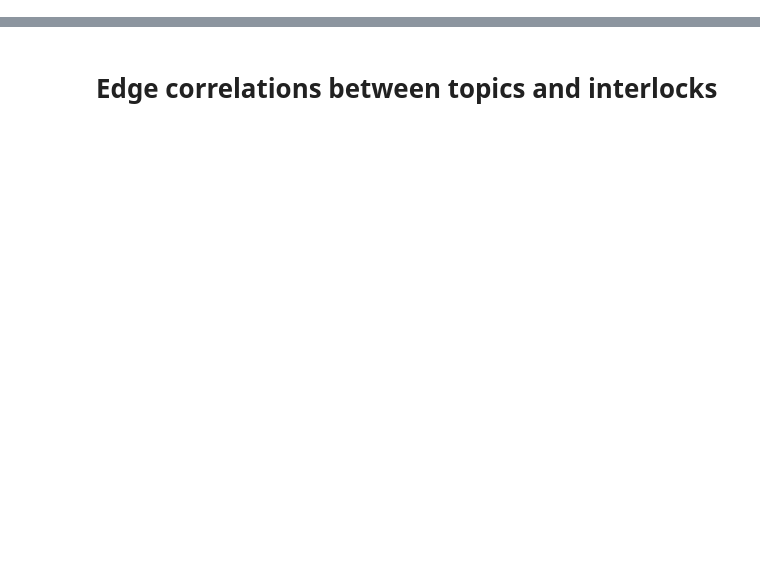
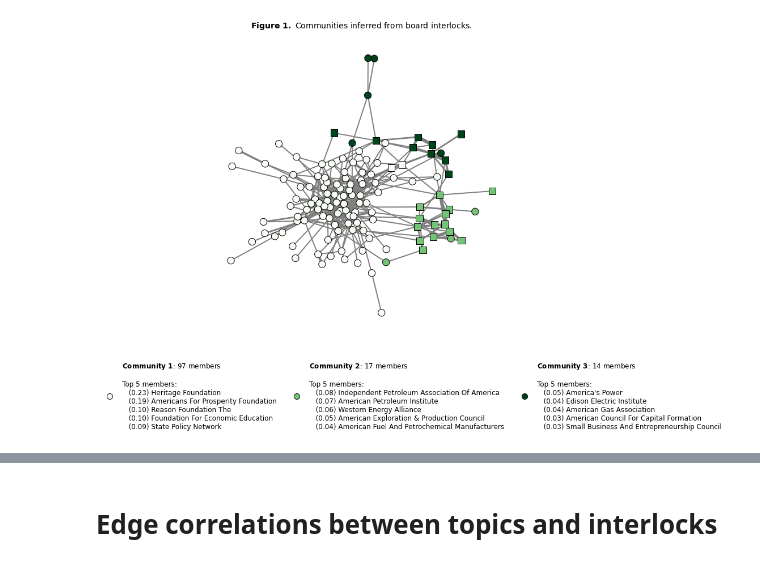
Before and after one commit to galenphall/ideology_private_interest_replication, a Jupyter notebook: development.ipynb, the cells around one changed output, grey strips where cells are left out. Drawn from its saved outputs; the diff is of its cells as text; code cells hidden in the pictures; blank space fills up the shorter version.

```diff
--- a/development.ipynb
+++ b/development.ipynb
@@ -209,0 +93,18 @@ Text(0.5, 1.0, '$\\bf{Figure~2.}$ Communities inferred from topic proportions.')
+# %%
+G_i = nx.Graph(E_basic)
+G_interlocks = G_i.subgraph(next(nx.connected_components(nx.to_undirected(G_i))))
+
+G_to_plot = nx.Graph(E_basic)
+
+for u,v,d in G_interlocks.edges(data = True):
+    G_interlocks.edges[u,v]['distance'] = 1/d['weight']
+
+V = list(G_interlocks.nodes)
+# %%
+im = infomap.Infomap(markov_time = 1, directed = G_interlocks.is_directed(), silent = True)
+im.add_networkx_graph(G_interlocks)
+im.run()
+
+interlock_partition = im.get_dataframe(['name', 'module_id'])
+interlock_partition = interlock_partition.drop_duplicates('name').set_index('name').module_id.reindex(G_interlocks)
+interlock_partition.sort_values()
@@ -209,0 +124,81 @@ Text(0.5, 1.0, '$\\bf{Figure~2.}$ Communities inferred from topic proportions.')
+# %%
+cmap = "Greens"
+pos = nx.spring_layout(G_to_plot, k = 10, iterations = 5000, seed = 19012022)
+ew = np.array([e[2]['weight']**0.5 for e in G_interlocks.edges(data = True)])
+
+fig, ax = plt.subplots(1,1, figsize = (10,10))
+
+orgtypes = df_org.set_index('ORG').NONPROFIT_TYPE
+g1 = G_interlocks.subgraph([n for n in G_interlocks if orgtypes[n] in ('501(c)(3)', '501(c)(4)')])
+g2 = G_interlocks.subgraph([n for n in G_interlocks if orgtypes[n] in ('501(c)(5)', '501(c)(6)')])
+
+nodes = nx.draw_networkx_nodes(g1,
+                               ax = ax,
+                               pos = pos,
+                               node_color = interlock_partition.reindex(g1),
+                               node_size = 150,
+                               node_shape = 'o',
+                               vmin = 1,
+                               vmax = interlock_partition.max(),
+                               cmap = cmap)
+nodes.set_edgecolor('k')
+cmap = nodes.cmap
+
+nodes = nx.draw_networkx_nodes(g2,
+                               ax = ax,
+                               pos = pos,
+                               node_color = interlock_partition.reindex(g2),
+                               node_size = 150,
+                               node_shape = 's',
+                               vmin = 1,
+                               vmax = interlock_partition.max(),
+                               cmap = cmap)
+nodes.set_edgecolor('k')
+
+edges = nx.draw_networkx_edges(G_interlocks,
+                               ax = ax,
+                               pos = pos,
+                               width = ew,
+                               edge_color = 'grey',
+                              )
+
+legend_markers = [
+    Line2D(
+        [0],
+        [0],
+        mfc=nodes.cmap(nodes.norm(m)),
+        markersize = 100**0.5,
+        lw = 0,
+        marker = 'o',
+        mec = 'k'
+    )
+    for m in sorted(interlock_partition.unique())
+]
+
+top_members = {}
+
+centrality = pd.Series(dict(nx.betweenness_centrality(G_interlocks, weight = 'distance')))
+
+for m in sorted(interlock_partition.unique()):
+    V_m = interlock_partition[interlock_partition == m].index.values
+
+    top_members[m] = (
+        (interlock_partition == m).sum(),
+        '\n   '.join(["(%.2f) "%n + string.capwords(idx)
+                      for idx, n in centrality.reindex(V_m).sort_values()[:-6:-1].iteritems()])
+    )
+
+legend_titles = [r"$\bf{Community~" + str(m)+r"}$:" + f" {N} members\n\nTop 5 members:\n   {members}"
+                 for m, (N, members) in top_members.items()]
+ax.invert_xaxis()
+ax.legend(legend_markers,
+          legend_titles,
+          ncol = 3,
+          loc='upper center',
+          bbox_to_anchor=(0.66, -0.05),
+          frameon = False,
+          fontsize = 12)
+
+[ax.spines[s].set_visible(False) for s in ax.spines]
+ax.set_title(r"$\bf{Figure~1.}$ Communities inferred from board interlocks.", fontsize = 14)
+# %% [output]
@@ -209,0 +206 @@ Text(0.5, 1.0, '$\\bf{Figure~2.}$ Communities inferred from topic proportions.')
+[figure, added]
```
Also changed, not shown: parts of 31 cells of this notebook, 30 other files.
